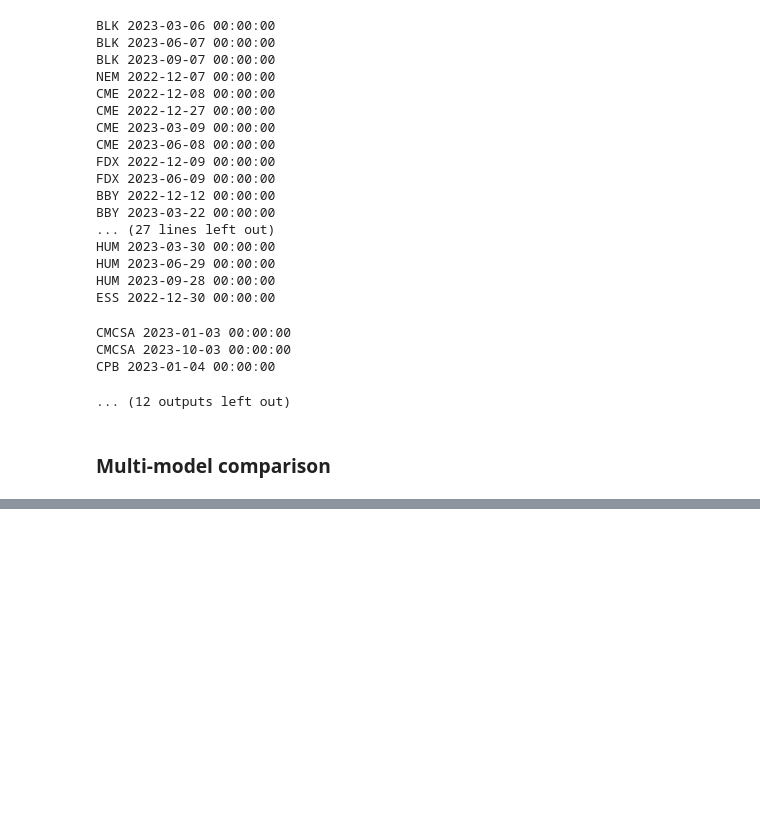
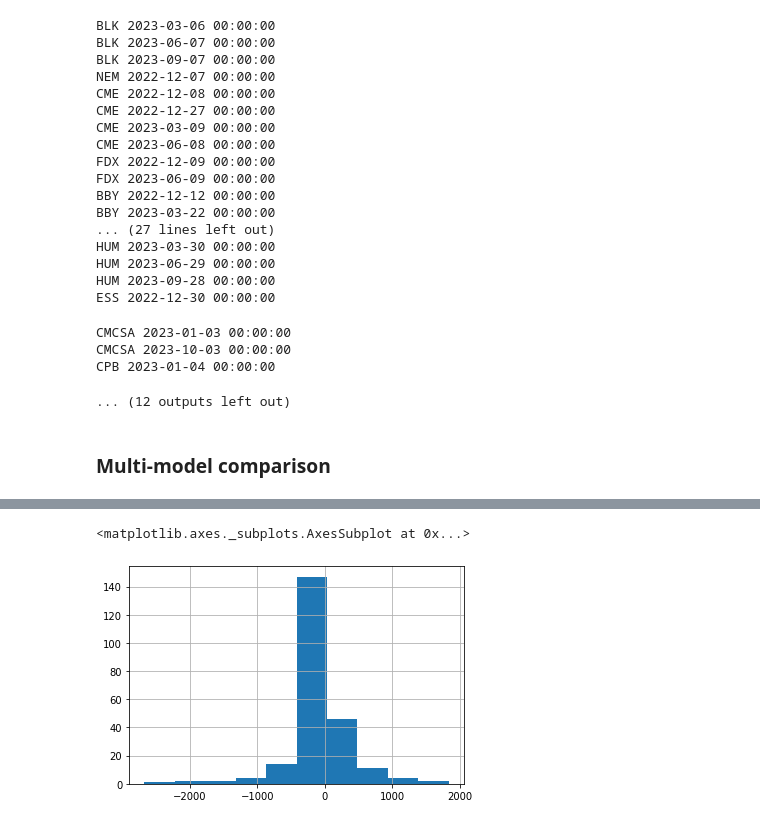
Before and after one commit to dhruvst/cs236pro, a Jupyter notebook: Dividend EDA.ipynb, the cells around one changed output, grey strips where cells are left out. Cells and saved outputs as stored; diff of their text form; code cells hidden in the pictures; blank space fills up the shorter version.

```diff
--- a/Dividend EDA.ipynb
+++ b/Dividend EDA.ipynb
@@ -555,0 +869,5 @@ See the caveats in the documentation: https://pandas.pydata.org/pandas-docs/stab
+# %%
+d_results['nn'].profit.hist()
+# %% [output]
+<matplotlib.axes._subplots.AxesSubplot at 0x...>
+[figure, added]
```
Also changed, not shown: parts of 18 cells of this notebook, 43 other files.
